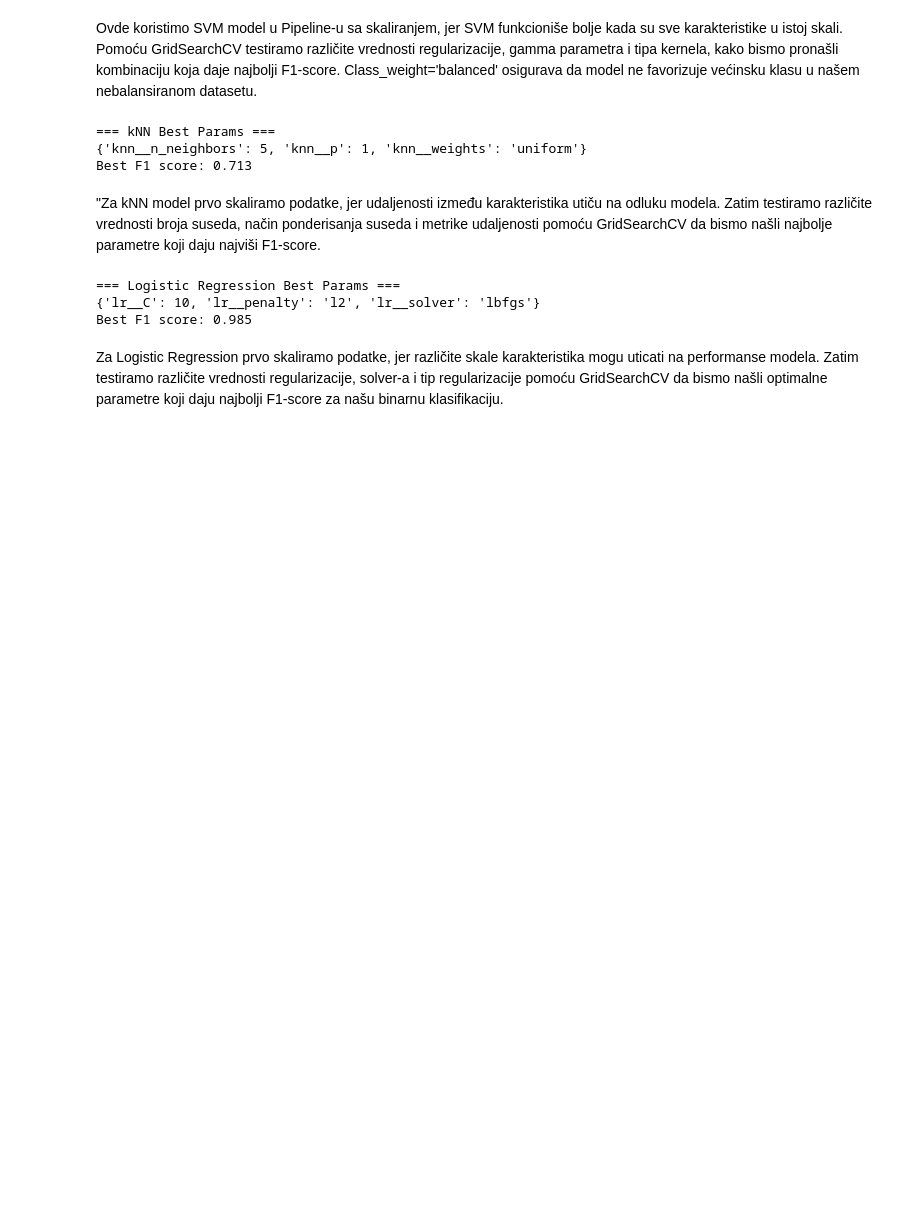
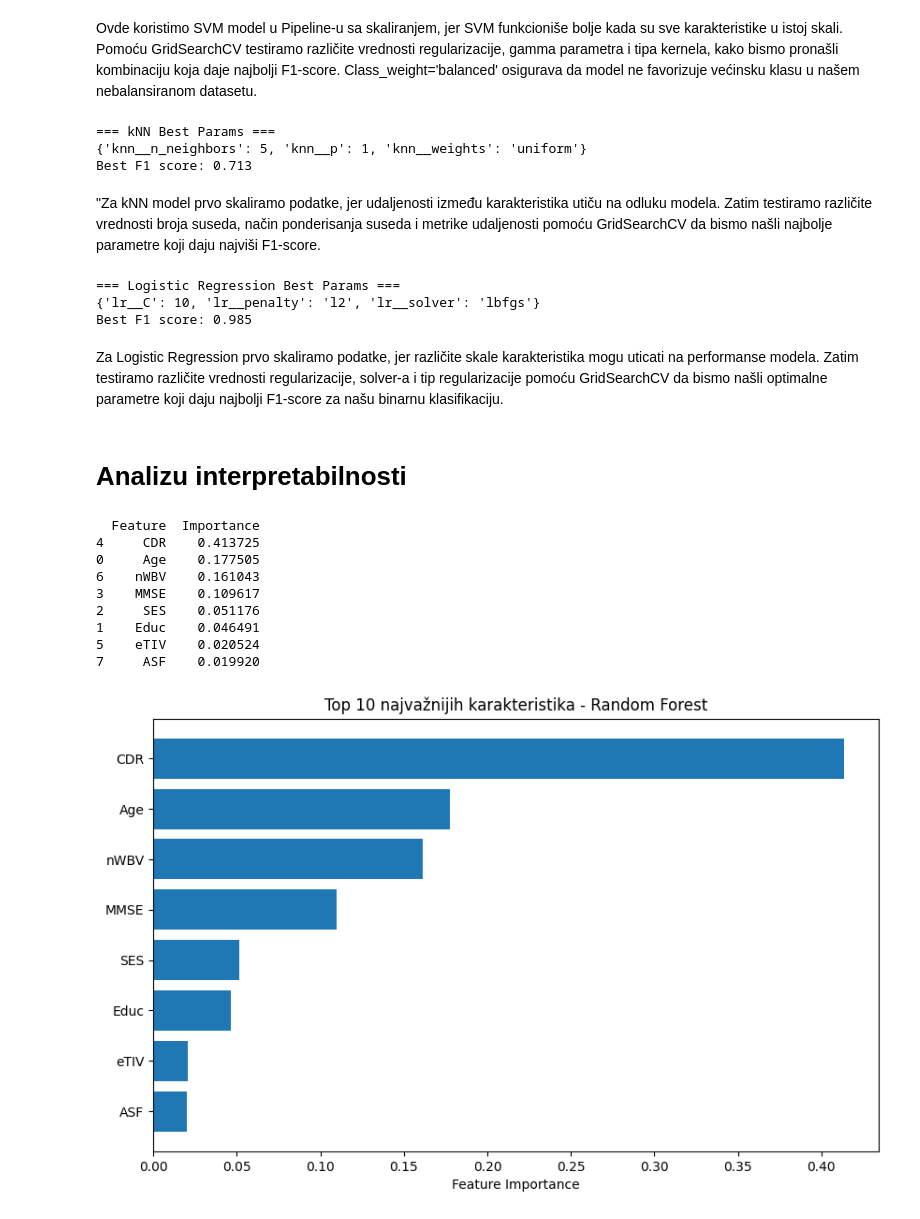
Before and after one commit to teodora18040cvetkovic/Machine_Learning_Project_1, a Jupyter notebook: notebook_project_1.ipynb, the cells around one changed output. Drawn from its saved outputs; the diff is of its cells as text; code cells hidden in the pictures; blank space fills up the shorter version.

Commit message:
- Added feture importance and shap analisis

```diff
--- a/notebook_project_1.ipynb
+++ b/notebook_project_1.ipynb
@@ -769,3 +769,39 @@ print("Best F1 score:", round(lr_grid.best_score_, 3))
 Best F1 score: 0.985
 # %% [markdown]
 Za Logistic Regression prvo skaliramo podatke, jer različite skale karakteristika mogu uticati na performanse modela. Zatim testiramo različite vrednosti regularizacije, solver-a i tip regularizacije pomoću GridSearchCV da bismo našli optimalne parametre koji daju najbolji F1-score za našu binarnu klasifikaciju.
+# %% [markdown]
+# Analizu interpretabilnosti
+# %%
+from sklearn.ensemble import RandomForestClassifier
+import matplotlib.pyplot as plt
+import pandas as pd
+
+rf_model = RandomForestClassifier(n_estimators=200, random_state=42, class_weight='balanced')
+rf_model.fit(X, y)
+
+importances = rf_model.feature_importances_
+
+feature_importance_df = pd.DataFrame({
+    'Feature': X.columns,
+    'Importance': importances
+}).sort_values(by='Importance', ascending=False)
+
+print(feature_importance_df.head(10))
+
+# Vizualizacija
+plt.figure(figsize=(10,6))
+plt.barh(feature_importance_df['Feature'][:10][::-1], feature_importance_df['Importance'][:10][::-1])
+plt.xlabel("Feature Importance")
+plt.title("Top 10 najvažnijih karakteristika - Random Forest")
+plt.show()
+# %% [output]
+  Feature  Importance
+4     CDR    0.413725
+0     Age    0.177505
+6    nWBV    0.161043
+3    MMSE    0.109617
+2     SES    0.051176
+1    Educ    0.046491
+5    eTIV    0.020524
+7     ASF    0.019920
+[figure, added]
```
Also changed, not shown: parts of 3 cells of this notebook.
